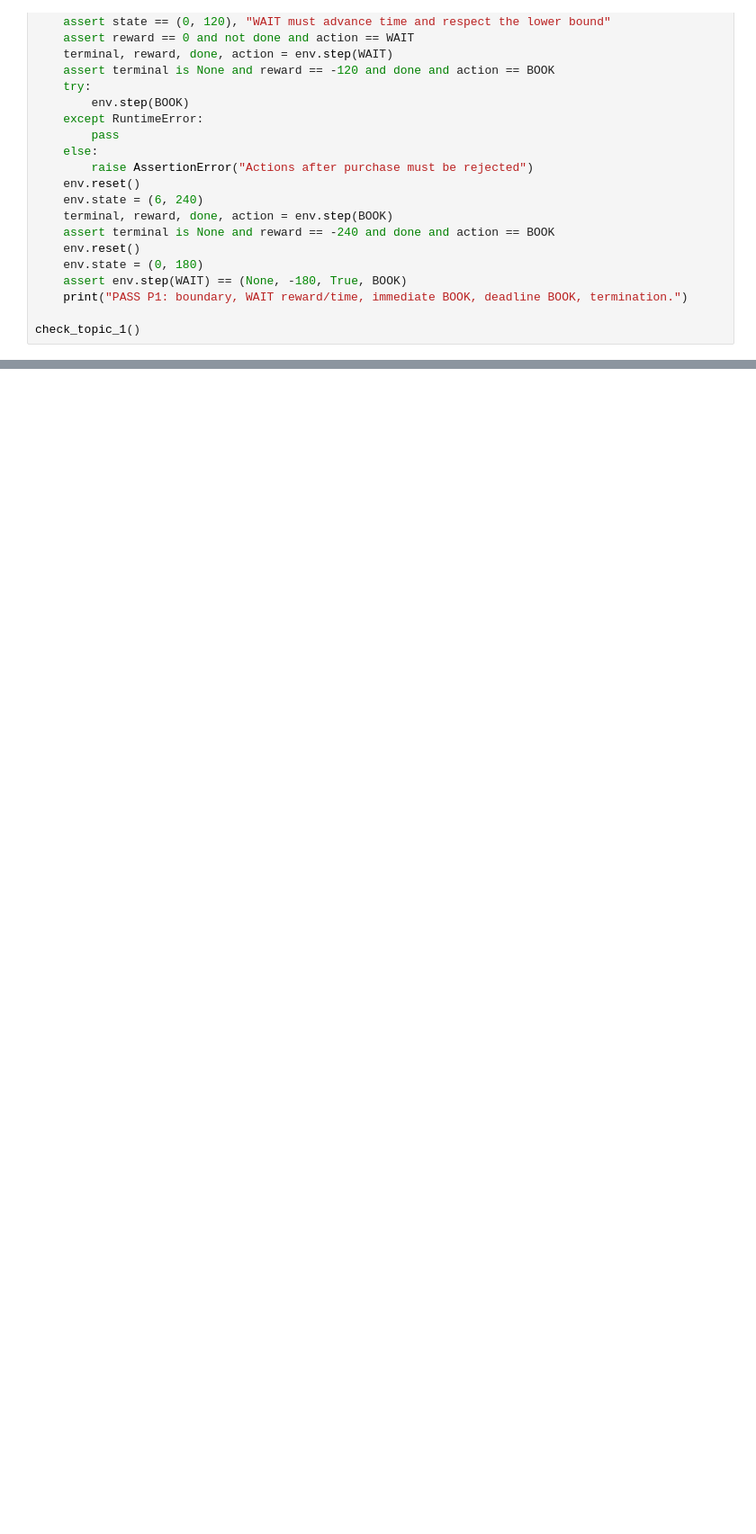
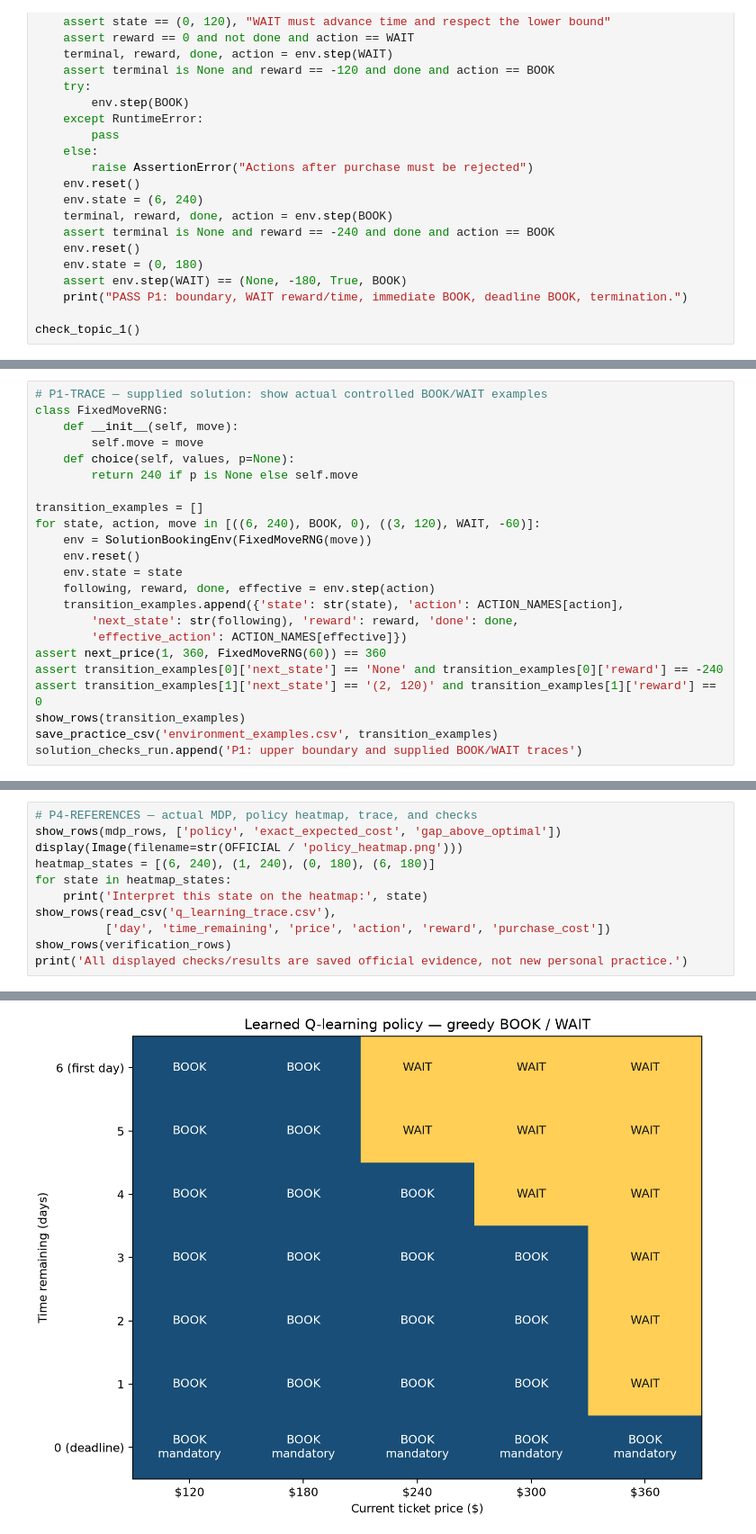
Before and after one commit to MelodyW2022/CS664_Project_Wong_Sheung_Wan, a Jupyter notebook: CS664_Flight_Booking_Practice.ipynb, the cells around one changed output, grey strips where cells are left out. Shown at 90% size. Drawn from its saved outputs; the diff is of its cells as text; blank space fills up the shorter version.

Commit message:
Prepare four-part presentation practice with verified separate solutions

```diff
--- a/CS664_Flight_Booking_Practice.ipynb
+++ b/CS664_Flight_Booking_Practice.ipynb
@@ -514,0 +201,23 @@ The unchanged proposal and course PDF remain in the project folder. This core No
+# %%
+# P1-TRACE — supplied solution: show actual controlled BOOK/WAIT examples
+class FixedMoveRNG:
+    def __init__(self, move):
+        self.move = move
+    def choice(self, values, p=None):
+        return 240 if p is None else self.move
+
+transition_examples = []
+for state, action, move in [((6, 240), BOOK, 0), ((3, 120), WAIT, -60)]:
+    env = SolutionBookingEnv(FixedMoveRNG(move))
+    env.reset()
+    env.state = state
+    following, reward, done, effective = env.step(action)
+    transition_examples.append({'state': str(state), 'action': ACTION_NAMES[action],
+        'next_state': str(following), 'reward': reward, 'done': done,
+        'effective_action': ACTION_NAMES[effective]})
+assert next_price(1, 360, FixedMoveRNG(60)) == 360
+assert transition_examples[0]['next_state'] == 'None' and transition_examples[0]['reward'] == -240
+assert transition_examples[1]['next_state'] == '(2, 120)' and transition_examples[1]['reward'] == 0
+show_rows(transition_examples)
+save_practice_csv('environment_examples.csv', transition_examples)
+solution_checks_run.append('P1: upper boundary and supplied BOOK/WAIT traces')
@@ -514,0 +491,12 @@ The unchanged proposal and course PDF remain in the project folder. This core No
+# %%
+# P4-REFERENCES — actual MDP, policy heatmap, trace, and checks
+show_rows(mdp_rows, ['policy', 'exact_expected_cost', 'gap_above_optimal'])
+display(Image(filename=str(OFFICIAL / 'policy_heatmap.png')))
+heatmap_states = [(6, 240), (1, 240), (0, 180), (6, 180)]
+for state in heatmap_states:
+    print('Interpret this state on the heatmap:', state)
+show_rows(read_csv('q_learning_trace.csv'),
+          ['day', 'time_remaining', 'price', 'action', 'reward', 'purchase_cost'])
+show_rows(verification_rows)
+print('All displayed checks/results are saved official evidence, not new personal practice.')
+# %% [output]
@@ -514,0 +510 @@ The unchanged proposal and course PDF remain in the project folder. This core No
+[figure, added]
```
Also changed, not shown: parts of 73 cells of this notebook, 8 other files.
